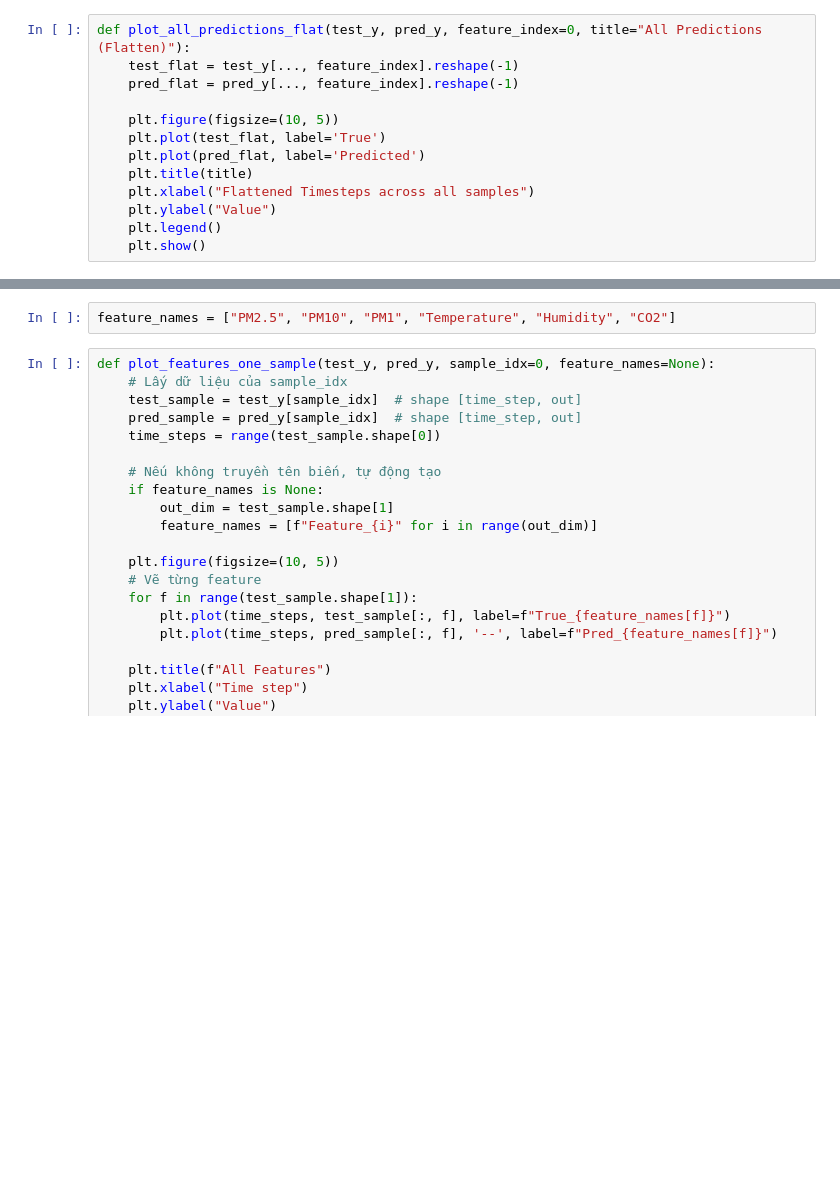
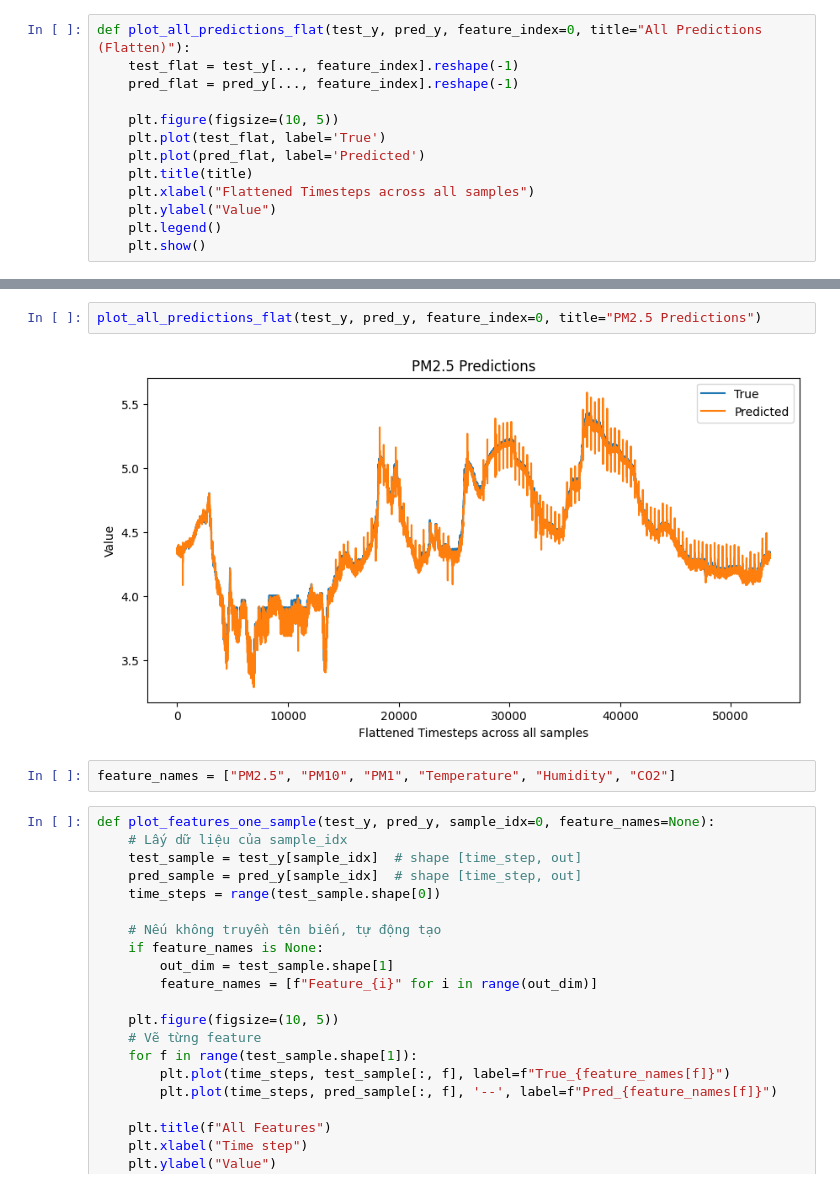
Before and after one commit to Mancupfire/VinIndoorCare, a Jupyter notebook: multi_variable.ipynb, the cells around one changed output, grey strips where cells are left out. Drawn from its saved outputs; the diff is of its cells as text; blank space fills up the shorter version.

```diff
--- a/multi_variable.ipynb
+++ b/multi_variable.ipynb
@@ -210,3 +235,7 @@ plot_all_predictions_flat(test_y, pred_y, feature_index=0, title="PM2.5 Predicti
+# %%
+plot_all_predictions_flat(test_y, pred_y, feature_index=0, title="PM2.5 Predictions")
+# %% [output]
+[figure, added]
 # %%
 feature_names = ["PM2.5", "PM10", "PM1", "Temperature", "Humidity", "CO2"]
 # %%
```
Also changed, not shown: parts of 10 cells of this notebook.
